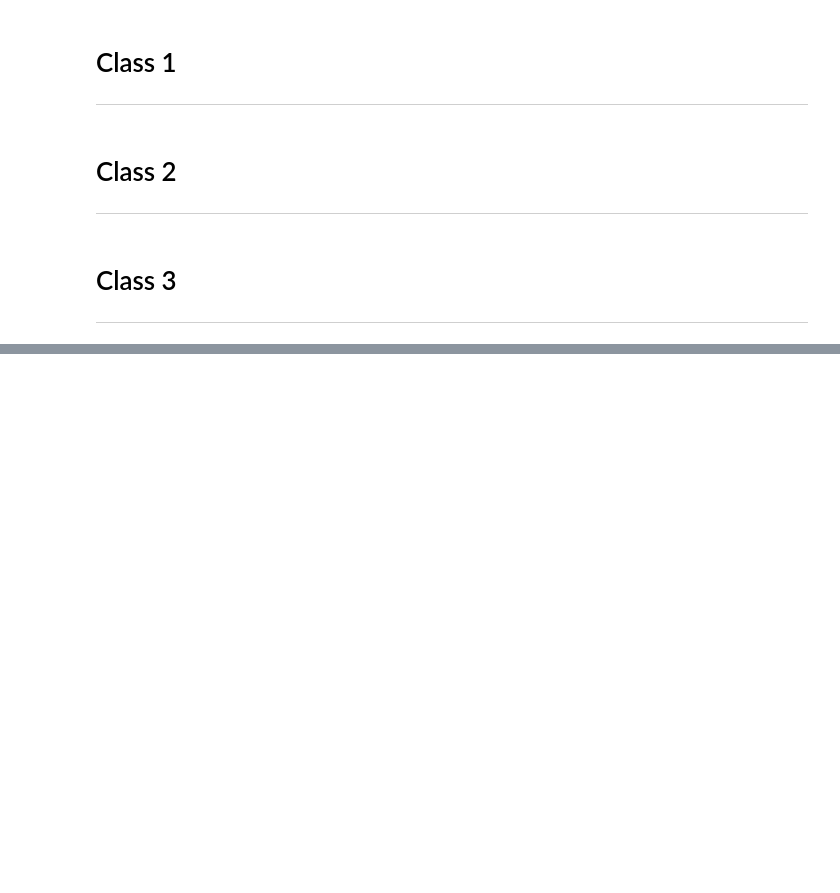
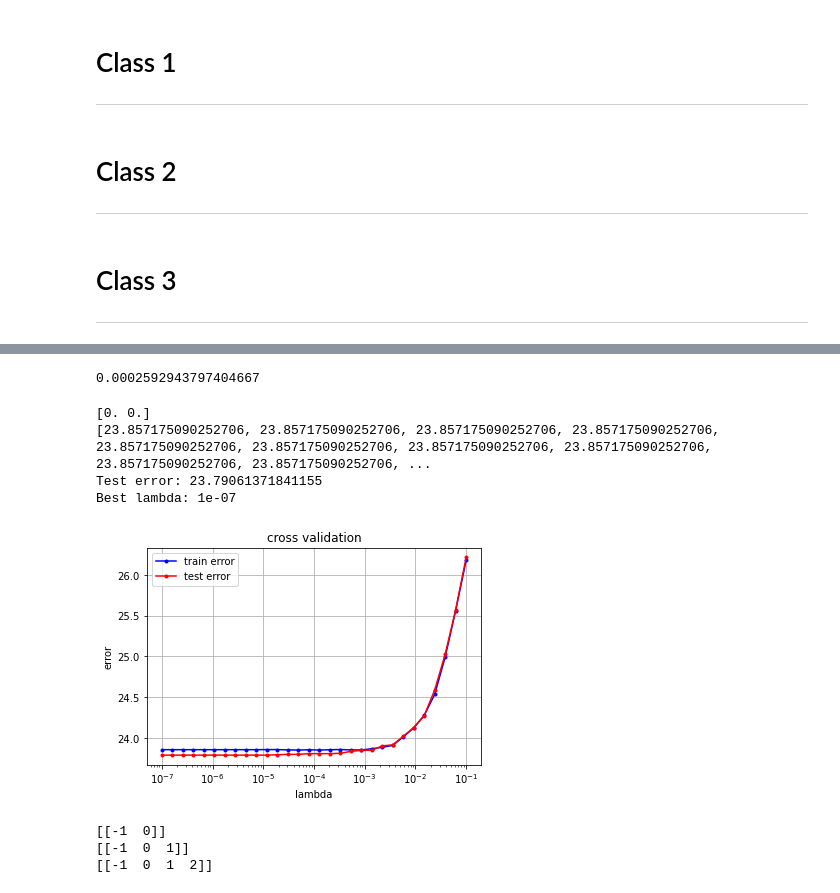
Before and after one commit to gaspardvilla/ML-Project, a Jupyter notebook: Project 1/scripts/Class_selection.ipynb, the cells around one changed output, grey strips where cells are left out. Drawn from its saved outputs; the diff is of its cells as text; code cells hidden in the pictures; blank space fills up the shorter version.

```diff
--- a/Project 1/scripts/Class_selection.ipynb
+++ b/Project 1/scripts/Class_selection.ipynb
@@ -489,0 +589,39 @@ print(param_reg_3.kept_interactions)
+# %%
+DATA_TRAIN_PATH = "../data/train.csv"
+data_y_, data_set_, ids = load_csv_data(DATA_TRAIN_PATH, sub_sample=False)
+# Classification of the output
+y_0, y_1, y_2, y_3 = y_classification(data_y_, data_set_)
+#EDA for each class
+class_0, class_1, class_2, class_3 = EDA_class(data_set_)
+# %%
+Viz = True
+# %%
+class_0_ = build_polynomial_features(class_0, param_ridge_0)
+param_ridge_0 = cross_validation(y_0, class_0_, param_ridge_0)
+loss_0, w_0 = ridge_regression(y_0, class_0_, param_ridge_0)
+
+print(param_ridge_0.best_lambda)
+# %% [output]
+0.0002592943797404667
+# %%
+print(param_ridge_3.kept_interactions)
+class_3_ = build_polynomial_features(class_3, param_ridge_3)
+param_ridge_3.set_viz(Viz)
+param_ridge_3.set_lambda_range(np.logspace(-7, -1, 30))
+param_ridge_3 = cross_validation(y_3, class_3_, param_ridge_3)
+loss_3, w_3 = ridge_regression(y_3, class_3_, param_ridge_3)
+# %% [output]
+[0. 0.]
+[23.857175090252706, 23.857175090252706, 23.857175090252706, 23.857175090252706, 23.857175090252706, 23.857175090252706, 23.857175090252706, 23.857175090252706, 23.857175090252706, 23.857175090252706, ...
+Test error: 23.79061371841155
+Best lambda: 1e-07
+[figure, added]
+# %%
+x = [-1]
+for i in range(3):
+    x = np.c_[x, [i]]
+    print(x)
+# %% [output]
+[[-1  0]]
+[[-1  0  1]]
+[[-1  0  1  2]]
```
Also changed, not shown: parts of 9 cells of this notebook, 7 other files.
